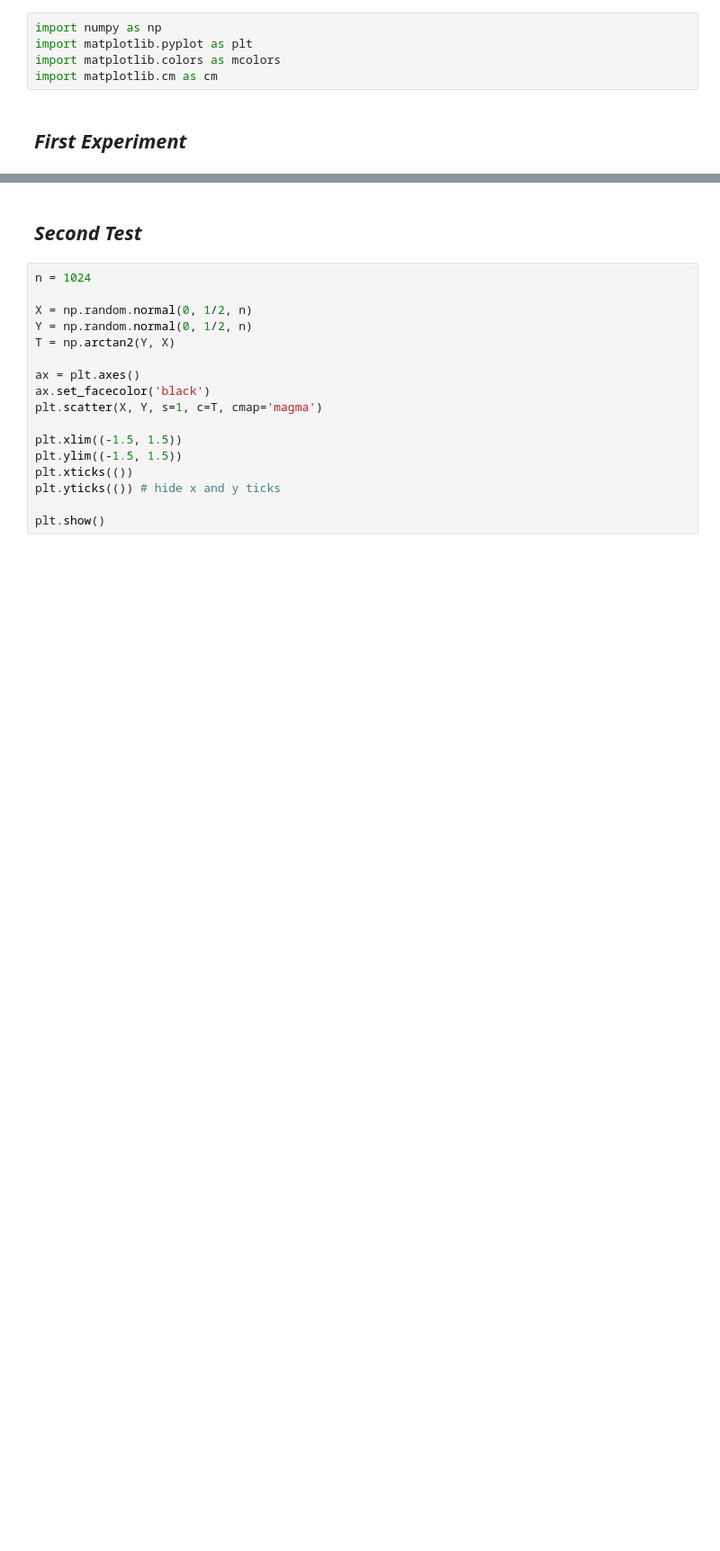
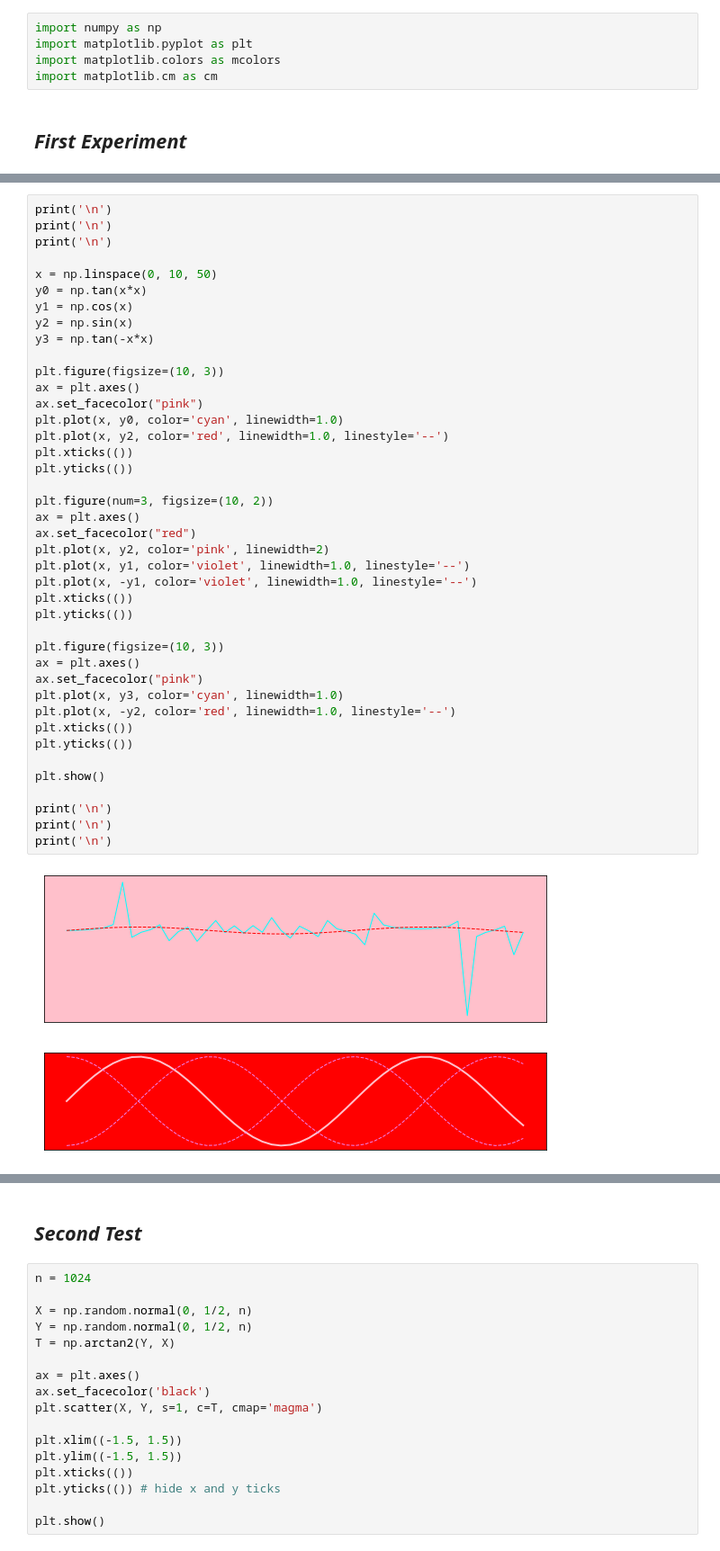
Before and after one commit to 01fri/python-assignments, a Jupyter notebook: week_03/Bonus-Matplotlib.ipynb, the cells around one changed output, grey strips where cells are left out. Shown at 90% size. Saved outputs shown, nothing was run; the diff lists cells and outputs as text; blank space fills up the shorter version.

```diff
--- a/week_03/Bonus-Matplotlib.ipynb
+++ b/week_03/Bonus-Matplotlib.ipynb
@@ -39,0 +53,44 @@ plt.show()
+# %%
+print('\n')
+print('\n')
+print('\n')
+
+x = np.linspace(0, 10, 50)
+y0 = np.tan(x*x)
+y1 = np.cos(x)
+y2 = np.sin(x)
+y3 = np.tan(-x*x)
+
+plt.figure(figsize=(10, 3))
+ax = plt.axes()
+ax.set_facecolor("pink")
+plt.plot(x, y0, color='cyan', linewidth=1.0)
+plt.plot(x, y2, color='red', linewidth=1.0, linestyle='--')
+plt.xticks(())
+plt.yticks(())
+
+plt.figure(num=3, figsize=(10, 2))
+ax = plt.axes()
+ax.set_facecolor("red")
+plt.plot(x, y2, color='pink', linewidth=2)
+plt.plot(x, y1, color='violet', linewidth=1.0, linestyle='--')
+plt.plot(x, -y1, color='violet', linewidth=1.0, linestyle='--')
+plt.xticks(())
+plt.yticks(())
+
+plt.figure(figsize=(10, 3))
+ax = plt.axes()
+ax.set_facecolor("pink")
+plt.plot(x, y3, color='cyan', linewidth=1.0)
+plt.plot(x, -y2, color='red', linewidth=1.0, linestyle='--')
+plt.xticks(())
+plt.yticks(())
+
+plt.show()
+
+print('\n')
+print('\n')
+print('\n')
+# %% [output]
+[figure, added]
+[figure, added]
```
Also changed, not shown: parts of 5 cells of this notebook.
